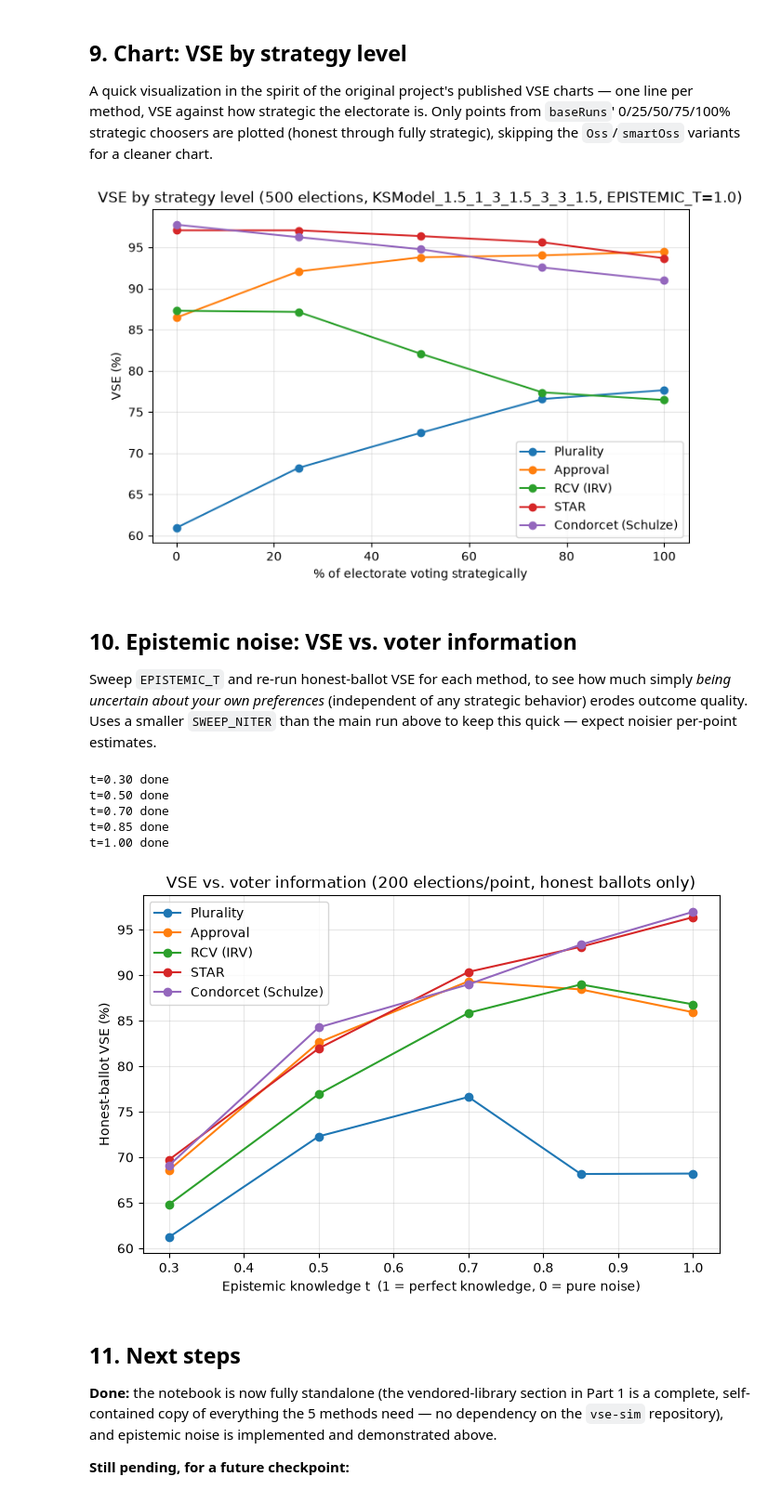
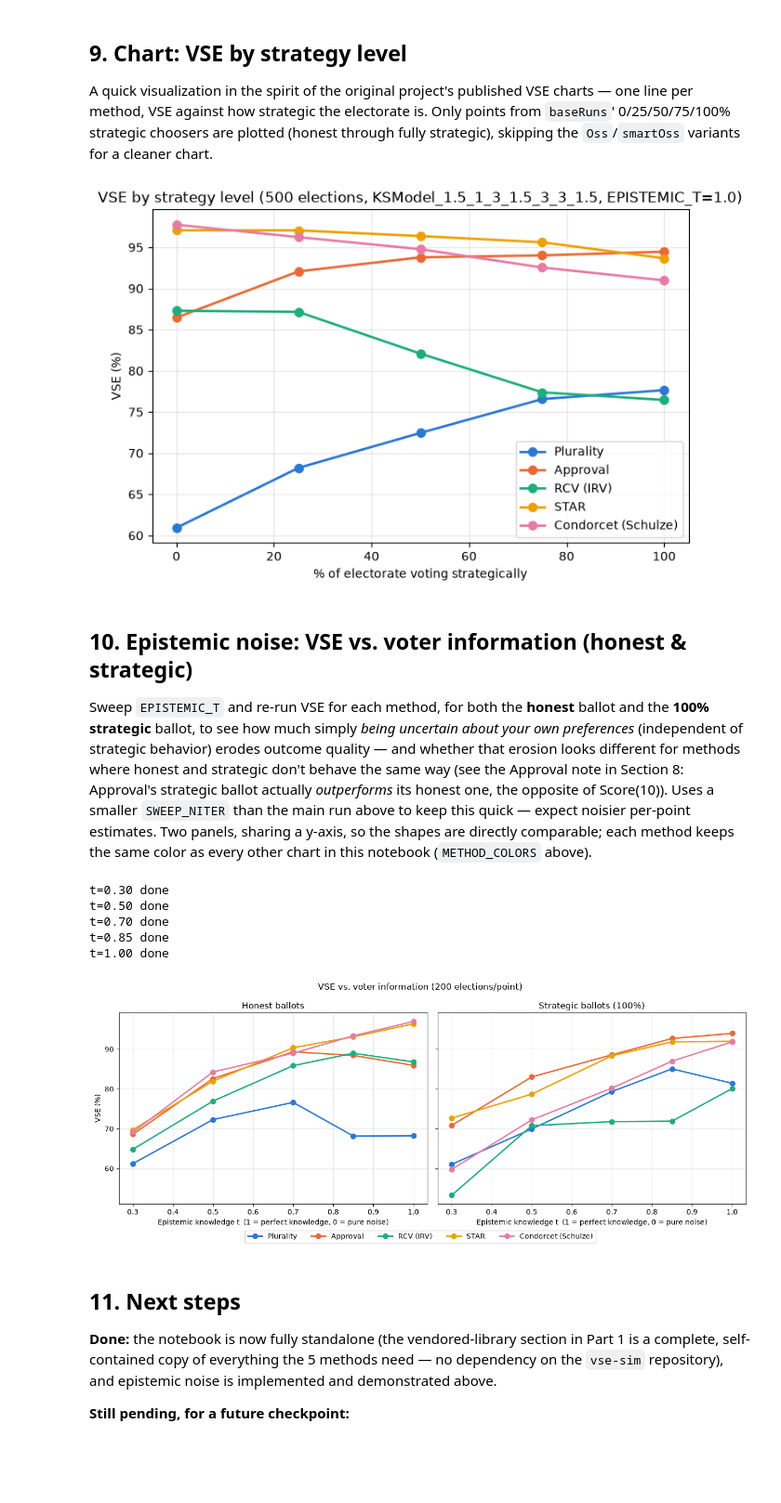
Before and after one commit to eigentaylor/vse-sim, a Jupyter notebook: notebooks/vse_checkpoint1.ipynb, the cells around one changed output. Shown at 93% size. Drawn from its saved outputs; the diff is of its cells as text; code cells hidden in the pictures; blank space fills up the shorter version.

```diff
--- a/notebooks/vse_checkpoint1.ipynb
+++ b/notebooks/vse_checkpoint1.ipynb
@@ -1428,6 +1428,17 @@ METHODS = [
     ("STAR", Srv(STAR_TOP_RANK)),
     ("Condorcet (Schulze)", Schulze()),
 ]
+
+# Fixed per-method colors (a validated colorblind-safe categorical palette), reused across
+# every chart below so a given method's color never changes between figures.
+METHOD_COLORS = {
+    "Plurality": "#2a78d6",
+    "Approval": "#eb6834",
+    "RCV (IRV)": "#1baf7a",
+    "STAR": "#eda100",
+    "Condorcet (Schulze)": "#e87ba4",
+}
+
 [label for label, _ in METHODS]
 # %% [output]
 ['Plurality', 'Approval', 'RCV (IRV)', 'STAR', 'Condorcet (Schulze)']
@@ -1637,7 +1676,7 @@ for label, _ in METHODS:
     if not points:
         continue
     xs, ys = zip(*points)
-    ax.plot(xs, [y * 100 for y in ys], marker="o", label=label)
+    ax.plot(xs, [y * 100 for y in ys], marker="o", markersize=7, linewidth=2, color=METHOD_COLORS[label], label=label)
 
 ax.set_xlabel("% of electorate voting strategically")
 ax.set_ylabel("VSE (%)")
@@ -1646,46 +1685,65 @@ ax.legend()
 ax.grid(True, alpha=0.3)
 plt.show()
 # %% [output]
-[figure, old version]
+[figure, new version]
 # %% [markdown]
-## 10. Epistemic noise: VSE vs. voter information
+## 10. Epistemic noise: VSE vs. voter information (honest & strategic)
 
-Sweep `EPISTEMIC_T` and re-run honest-ballot VSE for each method, to see how much simply *being
-uncertain about your own preferences* (independent of any strategic behavior) erodes outcome
-quality. Uses a smaller `SWEEP_NITER` than the main run above to keep this quick — expect noisier
-per-point estimates.
+Sweep `EPISTEMIC_T` and re-run VSE for each method, for both the **honest** ballot and the **100%
+strategic** ballot, to see how much simply *being uncertain about your own preferences*
+(independent of strategic behavior) erodes outcome quality — and whether that erosion looks
+different for methods where honest and strategic don't behave the same way (see the Approval note
+in Section 8: Approval's strategic ballot actually *outperforms* its honest one, the opposite of
+Score(10)). Uses a smaller `SWEEP_NITER` than the main run above to keep this quick — expect
+noisier per-point estimates. Two panels, sharing a y-axis, so the shapes are directly comparable;
+each method keeps the same color as every other chart in this notebook (`METHOD_COLORS` above).
 # %%
 SWEEP_NITER = 200
 T_VALUES = [0.3, 0.5, 0.7, 0.85, 1.0]
 
-noise_sweep = {label: [] for label, _ in METHODS}
+noise_sweep_honest = {label: [] for label, _ in METHODS}
+noise_sweep_strategic = {label: [] for label, _ in METHODS}
 for t in T_VALUES:
     sweep_summary = run_vse_simulation(MODEL, METHODS, NVOT, NCAND, SWEEP_NITER, CHOOSER_FUNS, MEDIA, epistemic_t=t)
     sweep_results = reduce_to_mean_ci(sweep_summary)
     for label, _ in METHODS:
         honest_mean, honest_ci = sweep_results[(label, "honBallot")]
-        noise_sweep[label].append((t, honest_mean, honest_ci))
+        strat_mean, strat_ci = sweep_results[(label, "stratBallot")]
+        noise_sweep_honest[label].append((t, honest_mean, honest_ci))
+        noise_sweep_strategic[label].append((t, strat_mean, strat_ci))
     print(f"t={t:.2f} done")
 
-fig, ax = plt.subplots(figsize=(8, 5))
+fig, (ax_hon, ax_strat) = plt.subplots(1, 2, figsize=(13, 5), sharey=True)
 for label, _ in METHODS:
-    ts = [t for t, _, _ in noise_sweep[label]]
-    vses = [v * 100 for _, v, _ in noise_sweep[label]]
-    ax.plot(ts, vses, marker="o", label=label)
+    color = METHOD_COLORS[label]
 
-ax.set_xlabel("Epistemic knowledge t  (1 = perfect knowledge, 0 = pure noise)")
-ax.set_ylabel("Honest-ballot VSE (%)")
-ax.set_title(f"VSE vs. voter information ({SWEEP_NITER} elections/point, honest ballots only)")
-ax.legend()
-ax.grid(True, alpha=0.3)
+    hon_ts = [t for t, _, _ in noise_sweep_honest[label]]
+    hon_vses = [v * 100 for _, v, _ in noise_sweep_honest[label]]
+    ax_hon.plot(hon_ts, hon_vses, marker="o", markersize=7, linewidth=2, color=color, label=label)
+
+    strat_ts = [t for t, _, _ in noise_sweep_strategic[label]]
+    strat_vses = [v * 100 for _, v, _ in noise_sweep_strategic[label]]
+    ax_strat.plot(strat_ts, strat_vses, marker="o", markersize=7, linewidth=2, color=color, label=label)
+
+ax_hon.set_title("Honest ballots")
+ax_strat.set_title("Strategic ballots (100%)")
+for ax in (ax_hon, ax_strat):
+    ax.set_xlabel("Epistemic knowledge t  (1 = perfect knowledge, 0 = pure noise)")
+    ax.grid(True, alpha=0.3)
+ax_hon.set_ylabel("VSE (%)")
+
+handles, labels_ = ax_hon.get_legend_handles_labels()
+fig.legend(handles, labels_, loc="lower center", ncol=len(METHODS), bbox_to_anchor=(0.5, -0.05))
+fig.suptitle(f"VSE vs. voter information ({SWEEP_NITER} elections/point)")
+plt.tight_layout()
 plt.show()
 # %% [output]
 t=0.30 done
 t=0.50 done
 t=0.70 done
 t=0.85 done
 t=1.00 done
-[figure, old version]
+[figure, new version]
 # %% [markdown]
 ## 11. Next steps
 
```
Also changed, not shown: parts of 2 cells of this notebook.
